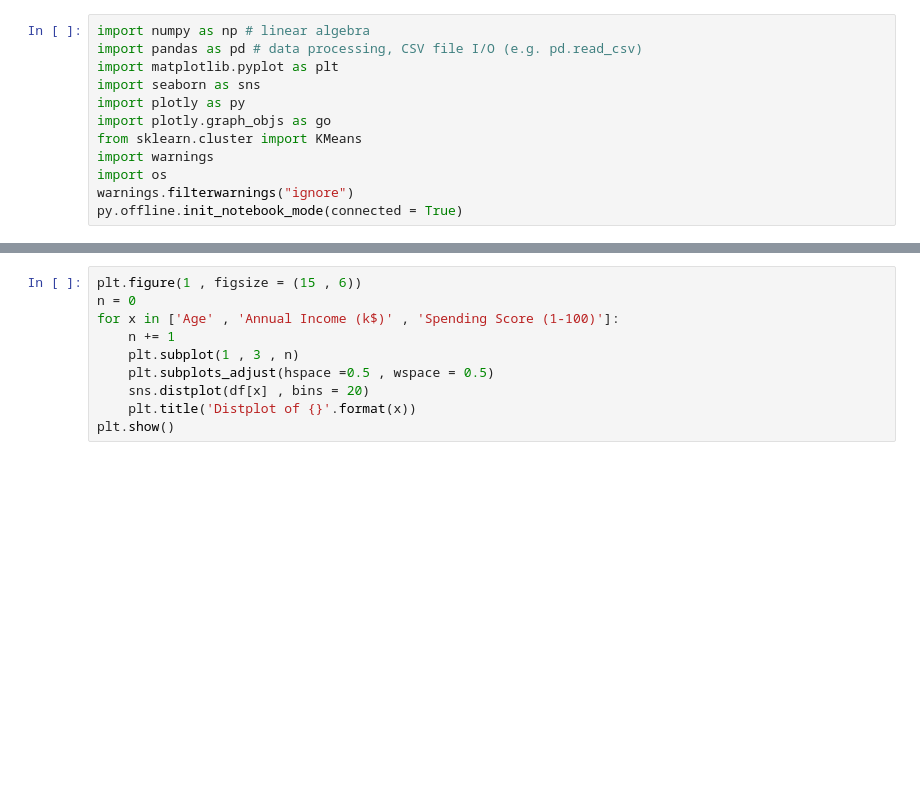
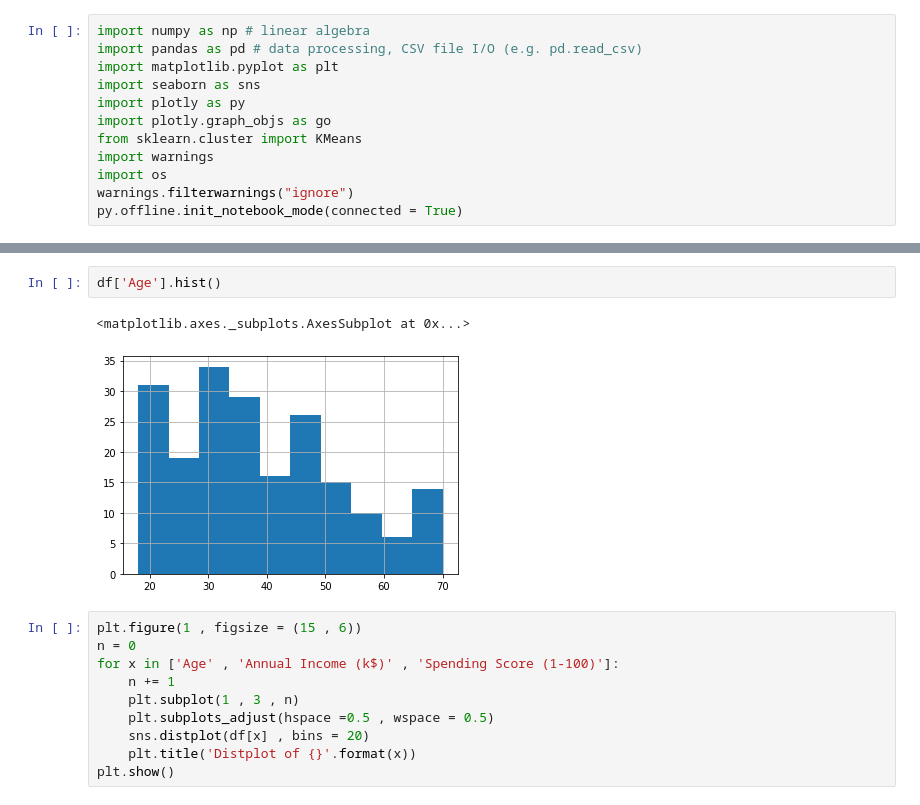
Before and after one commit to JSJeong-me/KOSA-Big-Data_Vision, a Jupyter notebook: Model/0-k-means-clustering.ipynb, the cells around one changed output, grey strips where cells are left out. Cells and saved outputs as stored; diff of their text form; blank space fills up the shorter version.

```diff
--- a/Model/0-k-means-clustering.ipynb
+++ b/Model/0-k-means-clustering.ipynb
@@ -22,3 +42,8 @@ df.head()
+# %%
+df['Age'].hist()
+# %% [output]
+<matplotlib.axes._subplots.AxesSubplot at 0x...>
+[figure, added]
 # %%
 plt.figure(1 , figsize = (15 , 6))
 n = 0
```
Also changed, not shown: parts of 9 cells of this notebook.
